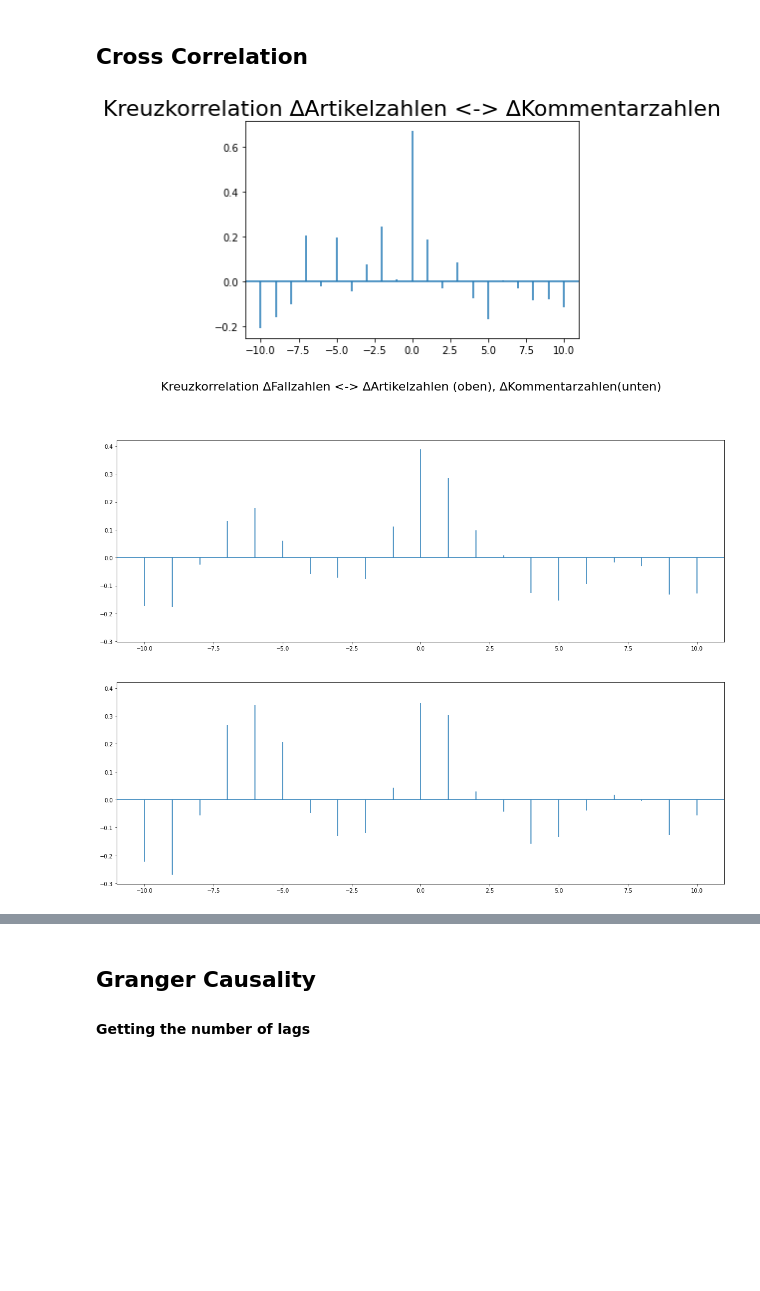
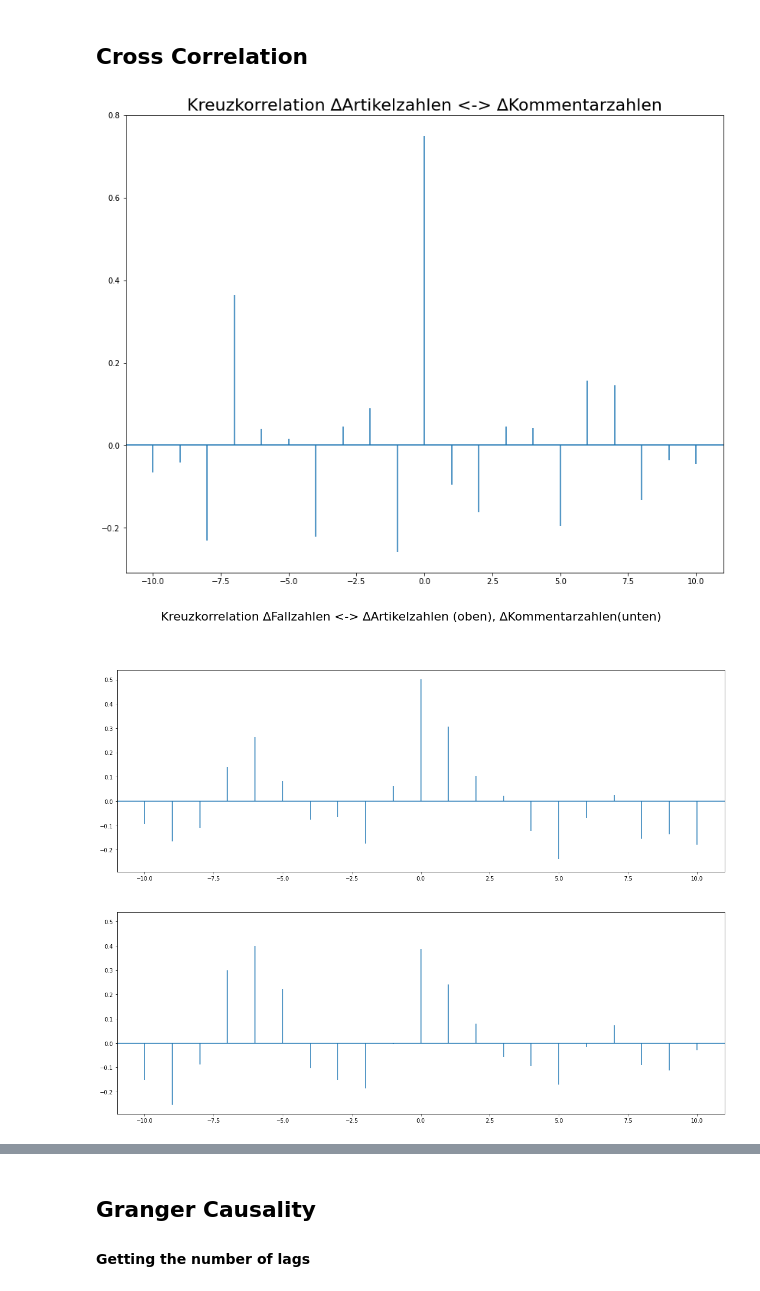
Before and after one commit to adrianari/corona-news-analysis, a Jupyter notebook: time-series/2zeitreihenanalyse.ipynb, the cells around one changed output, grey strips where cells are left out. Saved outputs shown, nothing was run; the diff lists cells and outputs as text; code cells hidden in the pictures; blank space fills up the shorter version.

```diff
--- a/time-series/2zeitreihenanalyse.ipynb
+++ b/time-series/2zeitreihenanalyse.ipynb
@@ -511,7 +561,7 @@ pacf_maker(x_diff)
 # %% [markdown]
 ## Cross Correlation
 # %%
-cor_shower(x)
+cor_shower(z)
 # %% [output]
-[figure, old version]
+[figure, new version]
-[figure, old version]
+[figure, new version]
```
Also changed, not shown: parts of 17 cells of this notebook, 10 other files.
